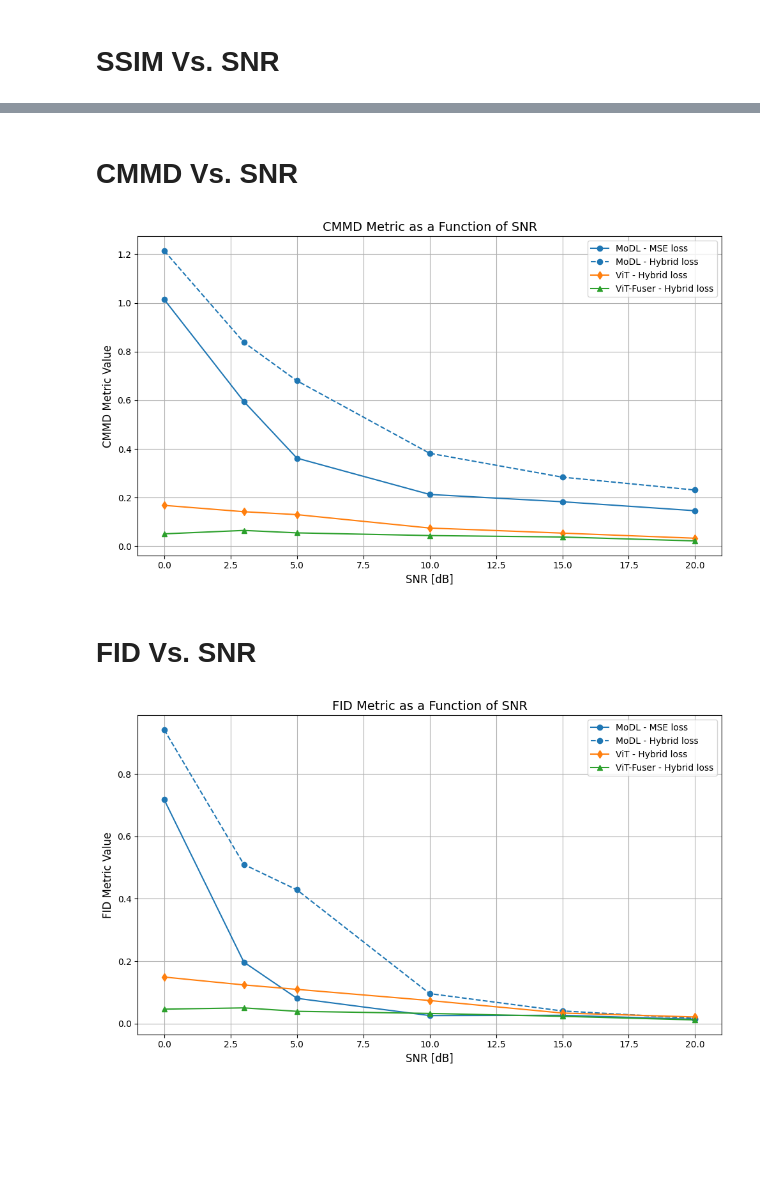
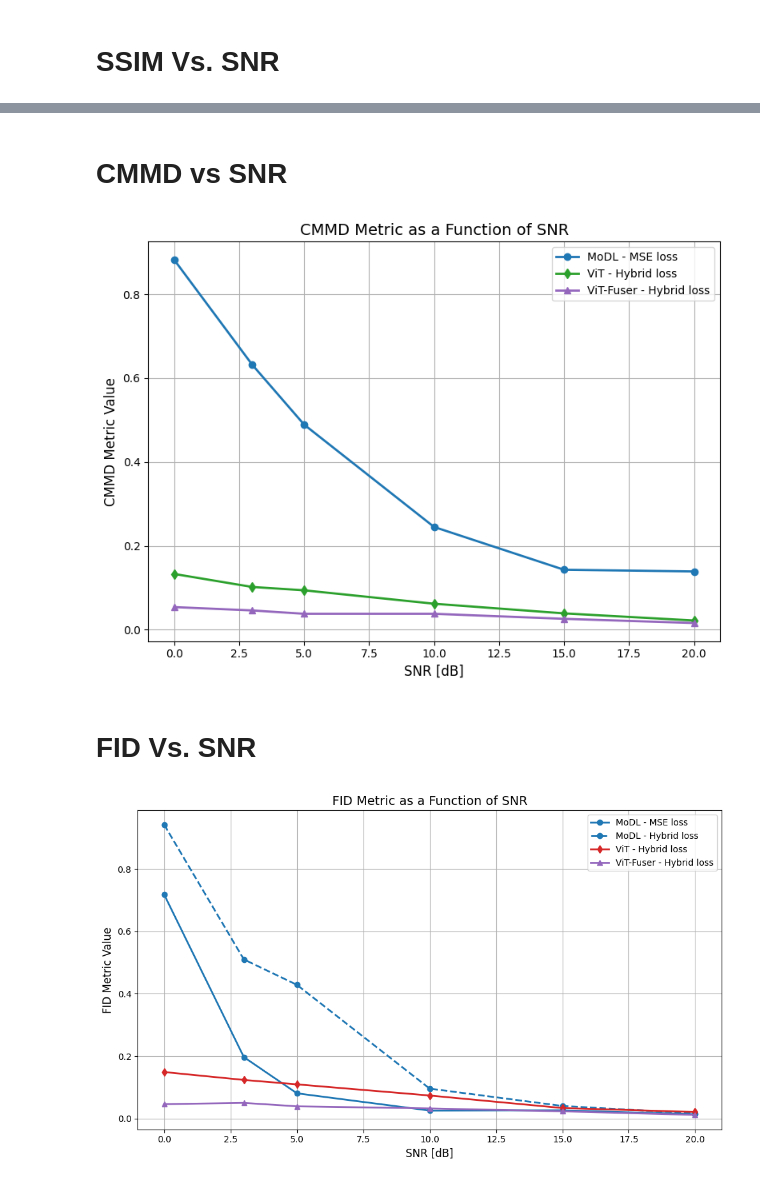
Before and after one commit to ovedtal1/Backups, a Jupyter notebook: graphs.ipynb, the cells around one changed output, grey strips where cells are left out. Drawn from its saved outputs; the diff is of its cells as text; code cells hidden in the pictures; blank space fills up the shorter version.

```diff
--- a/graphs.ipynb
+++ b/graphs.ipynb
@@ -66,49 +129,48 @@ plt.show()
 # %% [markdown]
-# CMMD Vs. SNR
+# CMMD vs SNR
 # %%
 # Data
 SNR = np.array([0, 3, 5, 10, 15, 20])  # SNR values (x-axis)
 
 # CMMD metric values for each method
-MoDL_MSE = np.array([1.014, 0.595, 0.362, 0.213, 0.183, 0.146])
+MoDL_MSE = np.array([0.882,0.632,0.489,0.245,0.143, 0.139])
 
-MoDL_Hybrid = np.array([1.214,0.838,0.680,0.382,0.284,0.231])
+MoDL_Hybrid = np.array([])
 
-ViT_Hybrid = np.array([0.168, 0.142, 0.130, 0.075, 0.054, 0.033])
+ViT_Hybrid = np.array([0.133,0.102,0.094,0.062,0.039,0.022])
+ViT_MSE = np.array([0.414,0.309, 0.222, 0.128, 0.076])
+ViT_SSIM = np.array([0.331,0.244,0.160, 0.097, 0.055])
 
-ViT_Fuser_Hybrid = np.array([0.051, 0.065, 0.055, 0.044, 0.038, 0.022])
+ViT_Fuser_Hybrid = np.array([0.054,0.046,0.038,0.038,0.026,0.016])
+
+ViT_Fuser_MSE = np.array([0.277,0.276,0.229,0.136, 0.084])
+ViT_Fuser_SSIM = np.array([0.250,0.221,0.153,0.092,0.059])
 
 
-# Colors for each plot
-colors = ['tab:blue', 'tab:orange', 'tab:green']
-
 # Create the plot
-fig, ax = plt.subplots(figsize=(10, 6))
+fig, ax = plt.subplots(figsize=(8, 6))
 
 # Plot MoDL - MSE Loss
-ax.plot(SNR, MoDL_MSE, '-o', color=colors[0], label='MoDL - MSE loss', linewidth=1.5)
-
-# Plot MoDL - Hybriid Loss
-ax.plot(SNR, MoDL_Hybrid, '--o', color=colors[0], label='MoDL - Hybrid loss', linewidth=1.5)
+ax.plot(SNR, MoDL_MSE, '-o', color=colors[0], label='MoDL - MSE loss', linewidth=2)
 
 # Plot ViT - Hybrid Loss
-ax.plot(SNR, ViT_Hybrid, '-d', color=colors[1], label='ViT - Hybrid loss', linewidth=1.5, markersize=6)
+ax.plot(SNR, ViT_Hybrid, '-d', color=colors[2], label='ViT - Hybrid loss', linewidth=2, markersize=6)
 
 # Plot ViT-Fuser - Hybrid Loss
-ax.plot(SNR, ViT_Fuser_Hybrid, '-^', color=colors[2], label='ViT-Fuser - Hybrid loss', linewidth=1.5, markersize=6)
+ax.plot(SNR, ViT_Fuser_Hybrid, '-^', color=colors[4], label='ViT-Fuser - Hybrid loss', linewidth=2, markersize=6)
 
 # Customize the plot
 ax.set_xlabel('SNR [dB]', fontsize=12)
 ax.set_ylabel('CMMD Metric Value', fontsize=12)
 ax.set_title('CMMD Metric as a Function of SNR', fontsize=14)
 ax.legend(loc='upper right', fontsize=10)
 ax.grid(True)
 plt.tight_layout()
 
 # Display the plot
 plt.show()
 # %% [output]
-[figure, old version]
+[figure, new version]
 # %% [markdown]
 # FID Vs. SNR
 # %%
@@ -123,22 +185,22 @@ ViT_Hybrid = np.array([0.1490, 0.1236, 0.1094, 0.0737, 0.0334, 0.0208])
 ViT_Fuser_Hybrid = np.array([0.0459, 0.0500, 0.0389, 0.0322, 0.0229, 0.0114])
 
 # Colors for each method
-colors = ['tab:blue', 'tab:orange', 'tab:green', 'tab:red']
+colors = ['tab:blue', 'tab:red', 'tab:purple', 'tab:green']
 
 # Create the plot
 fig, ax = plt.subplots(figsize=(10, 6))
 
 # Plot MoDL - MSE Loss
-ax.plot(SNR, MoDL_MSE, '-o', color=colors[0], label='MoDL - MSE loss', linewidth=1.5, markersize=6)
+ax.plot(SNR, MoDL_MSE, '-o', color=colors[0], label='MoDL - MSE loss', linewidth=2, markersize=6)
 
 # Plot MoDL - Hybrid Loss
-ax.plot(SNR, MoDL_Hybrid, '--o', color=colors[0], label='MoDL - Hybrid loss', linewidth=1.5, markersize=6)
+ax.plot(SNR, MoDL_Hybrid, '--o', color=colors[0], label='MoDL - Hybrid loss', linewidth=2, markersize=6)
 
 # Plot ViT - Hybrid Loss
-ax.plot(SNR, ViT_Hybrid, '-d', color=colors[1], label='ViT - Hybrid loss', linewidth=1.5, markersize=6)
+ax.plot(SNR, ViT_Hybrid, '-d', color=colors[1], label='ViT - Hybrid loss', linewidth=2, markersize=6)
 
 # Plot ViT-Fuser - Hybrid Loss
-ax.plot(SNR, ViT_Fuser_Hybrid, '-^', color=colors[2], label='ViT-Fuser - Hybrid loss', linewidth=1.5, markersize=6)
+ax.plot(SNR, ViT_Fuser_Hybrid, '-^', color=colors[2], label='ViT-Fuser - Hybrid loss', linewidth=2, markersize=6)
 
 # Customize the plot
 ax.set_xlabel('SNR [dB]', fontsize=12)
@@ -151,4 +213,4 @@ plt.tight_layout()
 # Display the plot
 plt.show()
 # %% [output]
-[figure, old version]
+[figure, new version]
```
Also changed, not shown: parts of 5 cells of this notebook, 8 other files.
